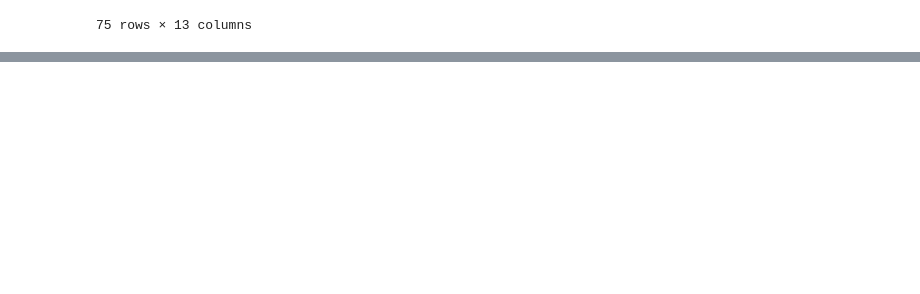
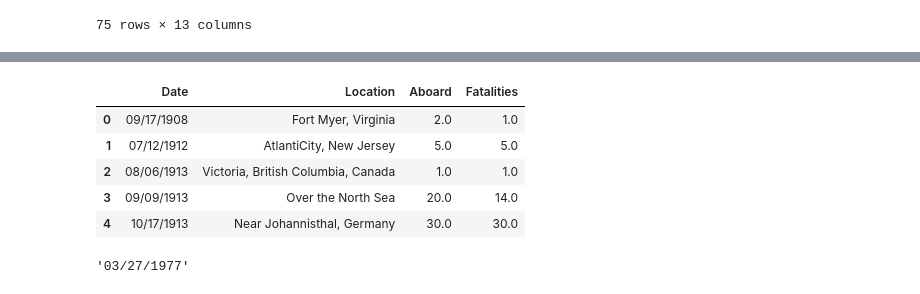
Before and after one commit to makemissionllc/Data-Wrangling, a Jupyter notebook: Airplane_Crashes_Data_Cleaning.ipynb, the cells around one changed output, grey strips where cells are left out. Cells and saved outputs as stored; diff of their text form; code cells hidden in the pictures; blank space fills up the shorter version.

```diff
--- a/Airplane_Crashes_Data_Cleaning.ipynb
+++ b/Airplane_Crashes_Data_Cleaning.ipynb
@@ -44,0 +54,16 @@ dtype: int64
+# %%
+# Question 5
+fatality = df[['Date', 'Location', 'Aboard', 'Fatalities']]
+fatality.head()
+# %% [output]
+|  | Date | Location | Aboard | Fatalities |
+| 0 | 09/17/1908 | Fort Myer, Virginia | 2.0 | 1.0 |
+| 1 | 07/12/1912 | AtlantiCity, New Jersey | 5.0 | 5.0 |
+| 2 | 08/06/1913 | Victoria, British Columbia, Canada | 1.0 | 1.0 |
+| 3 | 09/09/1913 | Over the North Sea | 20.0 | 14.0 |
+| 4 | 10/17/1913 | Near Johannisthal, Germany | 30.0 | 30.0 |
+# %%
+# Question 6
+fatality.loc[fatality['Fatalities'].idxmax(), 'Date']
+# %% [output]
+'03/27/1977'
```
Also changed, not shown: parts of 5 cells of this notebook.
